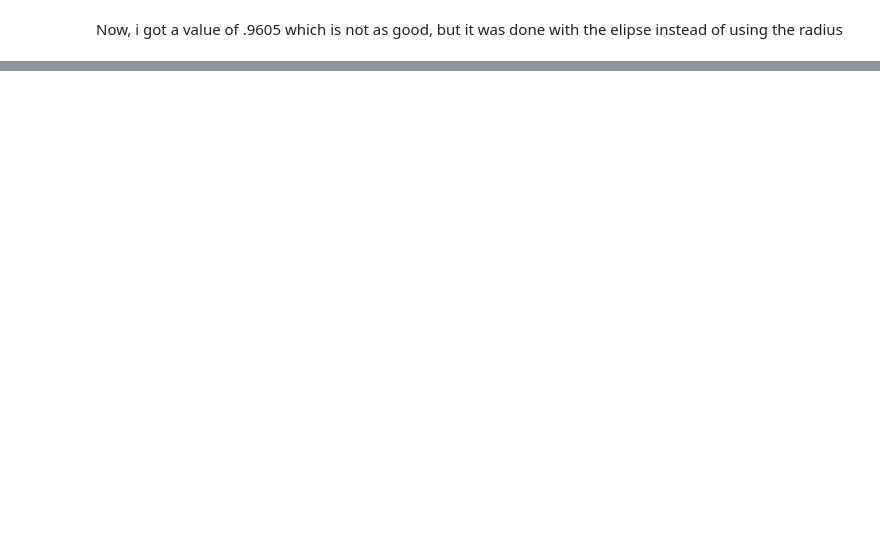
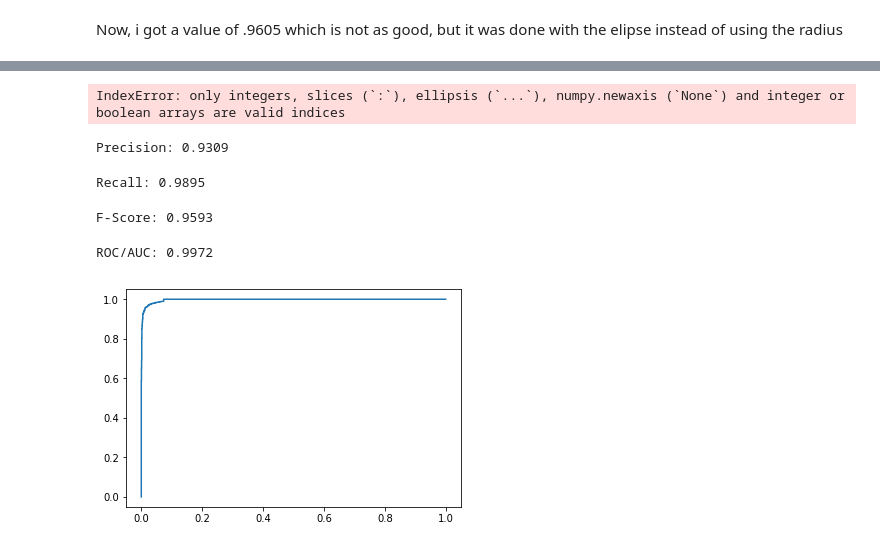
Before and after one commit to Palumboss/class, a Jupyter notebook: Homework8_logistic/Donut.ipynb, the cells around one changed output, grey strips where cells are left out. Cells and saved outputs as stored; diff of their text form; code cells hidden in the pictures; blank space fills up the shorter version.

```diff
--- a/Homework8_logistic/Donut.ipynb
+++ b/Homework8_logistic/Donut.ipynb
@@ -135,0 +178,31 @@ Now, i got a value of .9605 which is not as good, but it was done with the elips
+# %%
+thresh = .5
+
+y_hat = (p_hat > thresh).astype(np.int32)
+# %%
+Y = one_hot_encode(y)
+Y_hat = one_hot_encode(y_hat)
+
+confusion_matrix(Y,Y_hat)
+
+#Not sure why this one isn't working
+# %% [output]
+IndexError: only integers, slices (`:`), ellipsis (`...`), numpy.newaxis (`None`) and integer or boolean arrays are valid indices
+# %%
+print("Precision: {:.4f}".format(precision(y,y_hat)))
+# %% [output]
+Precision: 0.9309
+# %%
+print("Recall: {:.4f}".format(recall(y,y_hat)))
+# %% [output]
+Recall: 0.9895
+# %%
+print("F-Score: {:.4f}".format(f_score(y,y_hat)))
+# %% [output]
+F-Score: 0.9593
+# %%
+auc = roc_auc(p_hat,y_hat,y,show_curve =True)
+print("ROC/AUC: {:.4f}".format(auc))
+# %% [output]
+ROC/AUC: 0.9972
+[figure, added]
```
Also changed, not shown: parts of 6 cells of this notebook, 7 other files.
